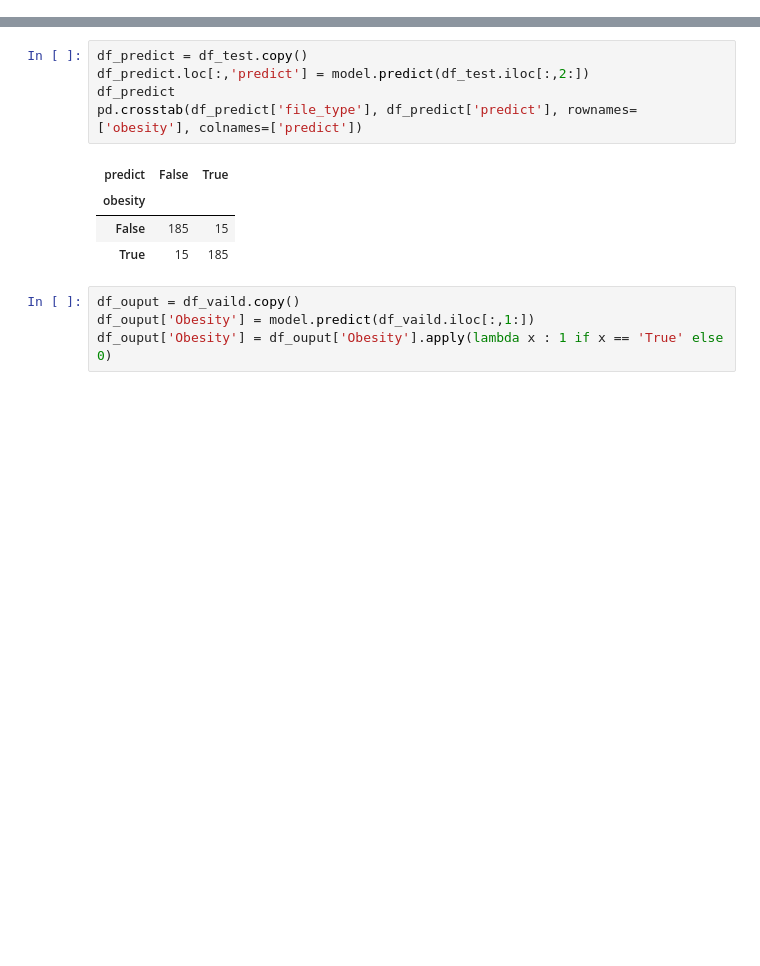
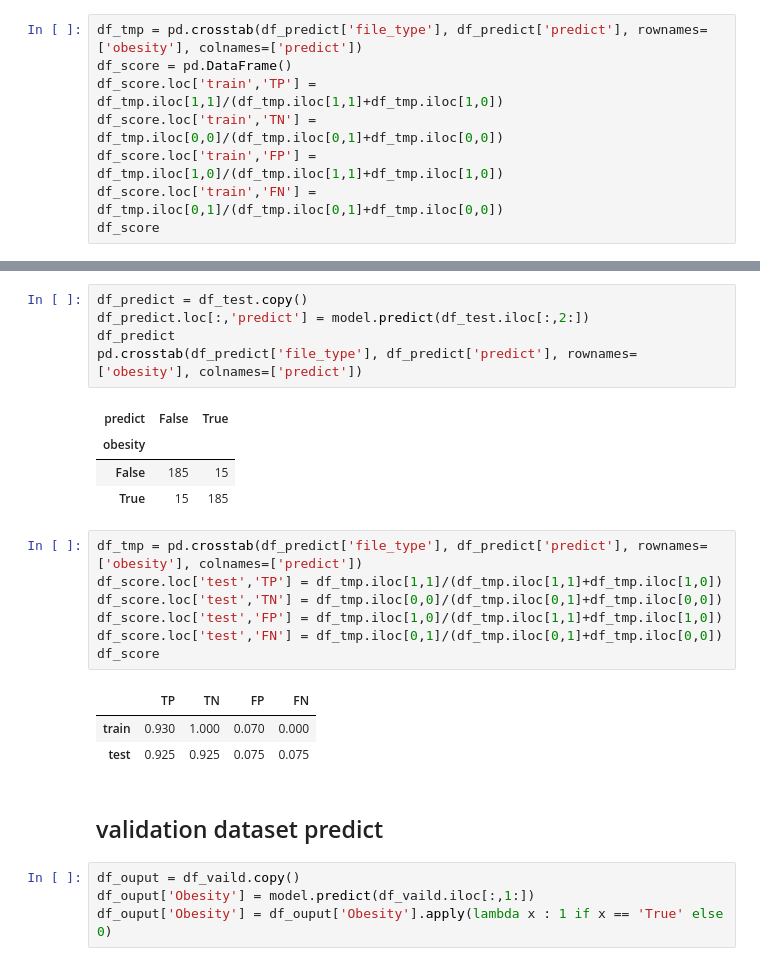
Before and after one commit to devilheaven/Digital-Medicine-Case-1, a Jupyter notebook: code/version2.ipynb, the cells around one changed output, grey strips where cells are left out. Saved outputs shown, nothing was run; the diff lists cells and outputs as text; blank space fills up the shorter version.

```diff
--- a/code/version2.ipynb
+++ b/code/version2.ipynb
@@ -327,3 +329,11 @@ See the caveats in the documentation: https://pandas.pydata.org/pandas-docs/stab
 | obesity |  |  |
 | False | 200 | 0 |
 | True | 14 | 186 |
+# %%
+df_tmp = pd.crosstab(df_predict['file_type'], df_predict['predict'], rownames=['obesity'], colnames=['predict'])
+df_score = pd.DataFrame()
+df_score.loc['train','TP'] = df_tmp.iloc[1,1]/(df_tmp.iloc[1,1]+df_tmp.iloc[1,0])
+df_score.loc['train','TN'] = df_tmp.iloc[0,0]/(df_tmp.iloc[0,1]+df_tmp.iloc[0,0])
+df_score.loc['train','FP'] = df_tmp.iloc[1,0]/(df_tmp.iloc[1,1]+df_tmp.iloc[1,0])
+df_score.loc['train','FN'] = df_tmp.iloc[0,1]/(df_tmp.iloc[0,1]+df_tmp.iloc[0,0])
+df_score
@@ -341,6 +356,19 @@ pd.crosstab(df_predict['file_type'], df_predict['predict'], rownames=['obesity']
 | obesity |  |  |
 | False | 185 | 15 |
 | True | 15 | 185 |
+# %%
+df_tmp = pd.crosstab(df_predict['file_type'], df_predict['predict'], rownames=['obesity'], colnames=['predict'])
+df_score.loc['test','TP'] = df_tmp.iloc[1,1]/(df_tmp.iloc[1,1]+df_tmp.iloc[1,0])
+df_score.loc['test','TN'] = df_tmp.iloc[0,0]/(df_tmp.iloc[0,1]+df_tmp.iloc[0,0])
+df_score.loc['test','FP'] = df_tmp.iloc[1,0]/(df_tmp.iloc[1,1]+df_tmp.iloc[1,0])
+df_score.loc['test','FN'] = df_tmp.iloc[0,1]/(df_tmp.iloc[0,1]+df_tmp.iloc[0,0])
+df_score
+# %% [output]
+|  | TP | TN | FP | FN |
+| train | 0.930 | 1.000 | 0.070 | 0.000 |
+| test | 0.925 | 0.925 | 0.075 | 0.075 |
+# %% [markdown]
+## validation dataset predict
 # %%
 df_ouput = df_vaild.copy()
 df_ouput['Obesity'] = model.predict(df_vaild.iloc[:,1:])
```
Also changed, not shown: parts of 11 cells of this notebook, 3 other files.
